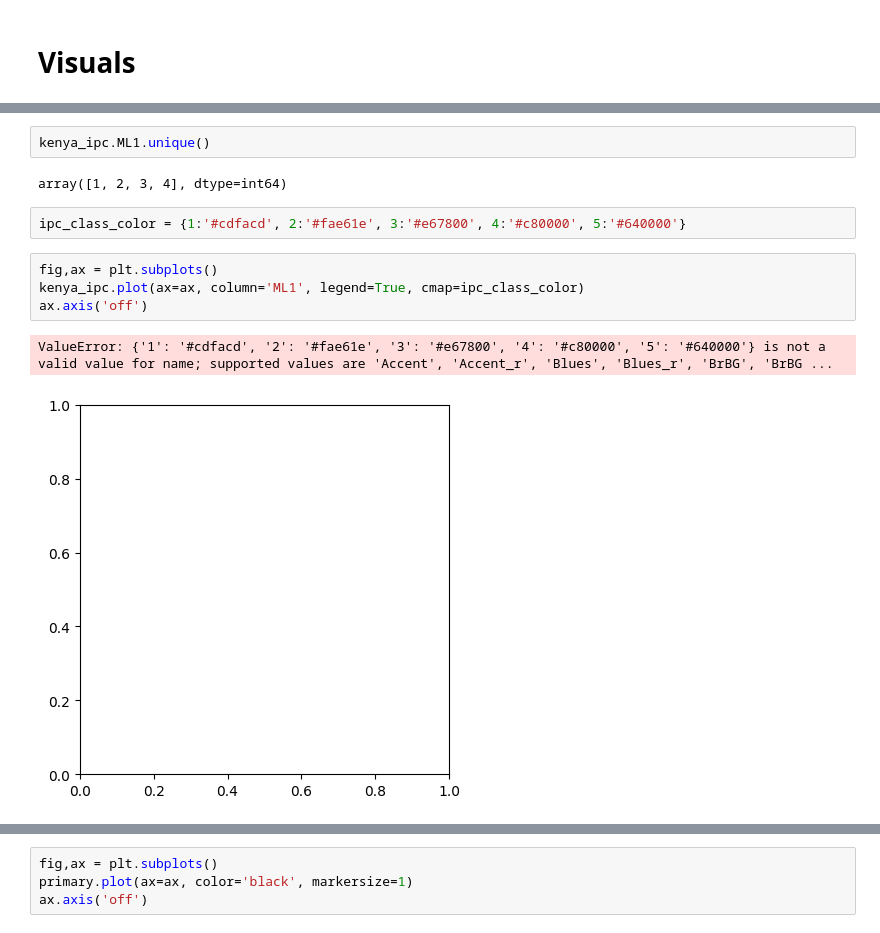
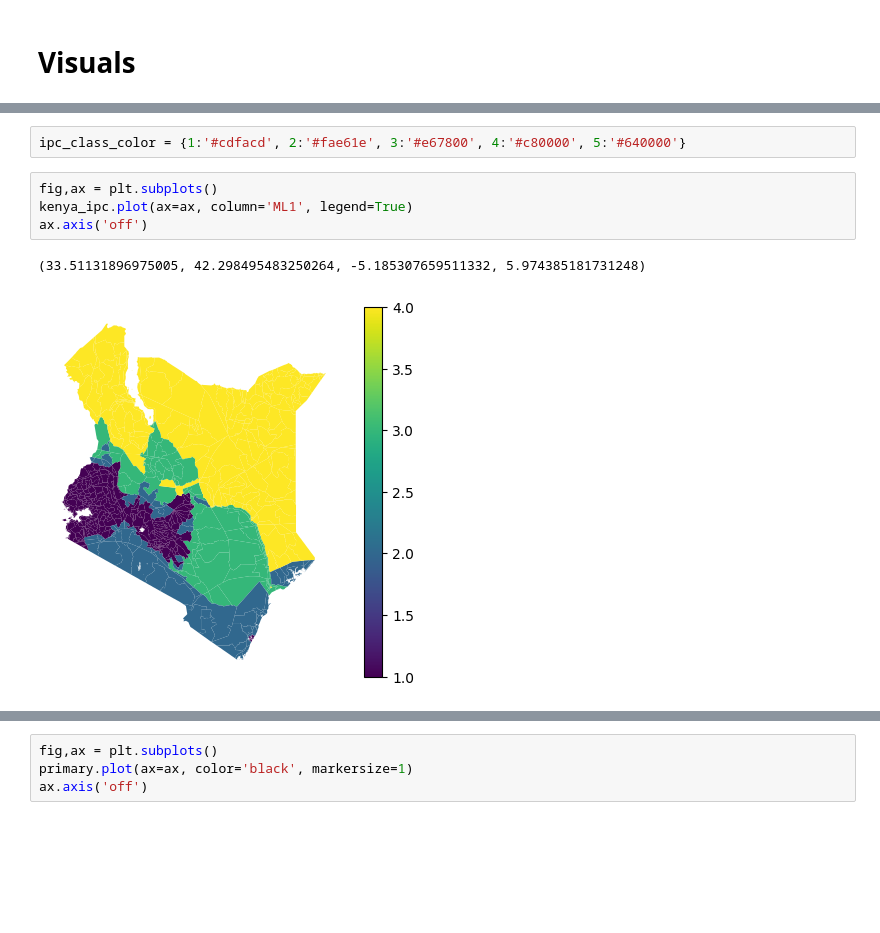
Before and after one commit to GeorMurk/Schools-and-Markets, a Jupyter notebook: geomap.ipynb, the cells around one changed output, grey strips where cells are left out. Drawn from its saved outputs; the diff is of its cells as text; blank space fills up the shorter version.

```diff
--- a/geomap.ipynb
+++ b/geomap.ipynb
@@ -43,18 +43,14 @@ primary.head(1)
 kenya.explore()
 # %% [output]
 [interactive output not drawn]
-# %%
-kenya_ipc.ML1.unique()
-# %% [output]
-array([1, 2, 3, 4], dtype=int64)
 # %%
 ipc_class_color = {1:'#cdfacd', 2:'#fae61e', 3:'#e67800', 4:'#c80000', 5:'#640000'}
 # %%
 fig,ax = plt.subplots()
-kenya_ipc.plot(ax=ax, column='ML1', legend=True, cmap=ipc_class_color)
+kenya_ipc.plot(ax=ax, column='ML1', legend=True)
 ax.axis('off')
 # %% [output]
-ValueError: {'1': '#cdfacd', '2': '#fae61e', '3': '#e67800', '4': '#c80000', '5': '#640000'} is not a valid value for name; supported values are 'Accent', 'Accent_r', 'Blues', 'Blues_r', 'BrBG', 'BrBG ...
+(33.51131896975005, 42.298495483250264, -5.185307659511332, 5.974385181731248)
-[figure, old version]
+[figure, new version]
 # %%
 fig,ax = plt.subplots()
```
Also changed, not shown: parts of 3 cells of this notebook.
